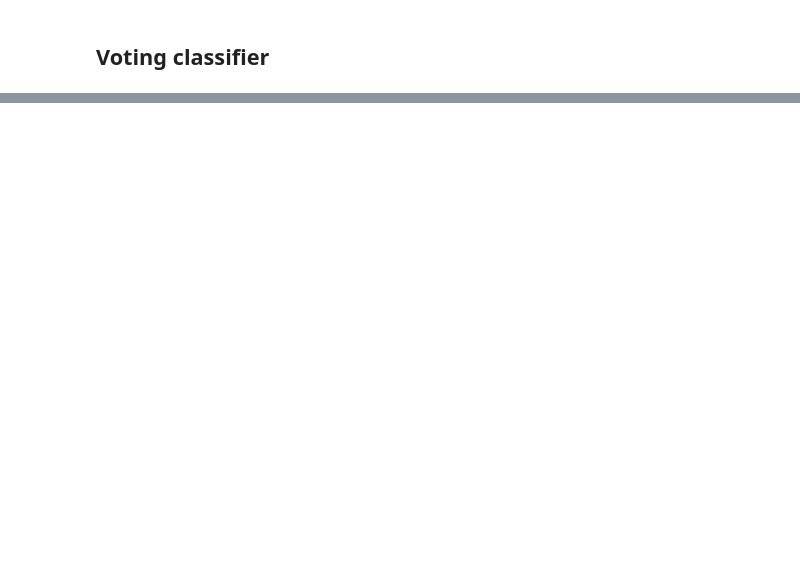
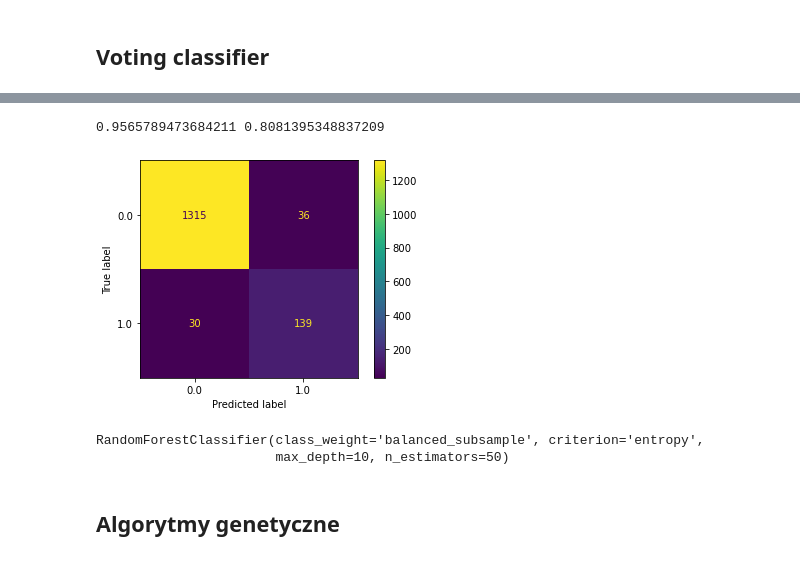
Before and after one commit to cyklop123/MOW, a Jupyter notebook: MOW-Wstepna_analiza_dancych.ipynb, the cells around one changed output, grey strips where cells are left out. Drawn from its saved outputs; the diff is of its cells as text; code cells hidden in the pictures; blank space fills up the shorter version.

Commit message:
Add optimization: GridSearch & GeneticAlgorithms

```diff
--- a/MOW-Wstepna_analiza_dancych.ipynb
+++ b/MOW-Wstepna_analiza_dancych.ipynb
@@ -493,0 +619,11 @@ print("Srednia skutecznosc:", accuracy.mean(), f1.mean())
+# %%
+from sklearn.model_selection import GridSearchCV
+from sklearn.ensemble import RandomForestClassifier
+
+parameters = {'n_estimators':[i for i in range(50,250,50)], 'criterion':('gini', 'entropy'), 'max_depth':[i for i in range(4,12,3)], 'class_weight':('balanced', 'balanced_subsample')}
+
+rf = RandomForestClassifier()
+
+clf = GridSearchCV(rf, parameters, verbose=2, n_jobs=12)
+clf.fit(reduced, y_train)
+sorted(clf.cv_results_.keys())
@@ -493,0 +648,15 @@ print("Srednia skutecznosc:", accuracy.mean(), f1.mean())
+# %%
+X_test_reduced = sfs.transform(X_test)
+y_pred = clf.predict(X_test_reduced)
+
+print( metrics.accuracy_score(y_test, y_pred), metrics.f1_score(y_test, y_pred) )
+metrics.plot_confusion_matrix(clf, X_test_reduced, y_test)
+plt.show()
+clf.best_estimator_
+# %% [output]
+0.9565789473684211 0.8081395348837209
+[figure, added]
+RandomForestClassifier(class_weight='balanced_subsample', criterion='entropy',
+                       max_depth=10, n_estimators=50)
+# %% [markdown]
+## Algorytmy genetyczne
```
Also changed, not shown: parts of 31 cells of this notebook.
